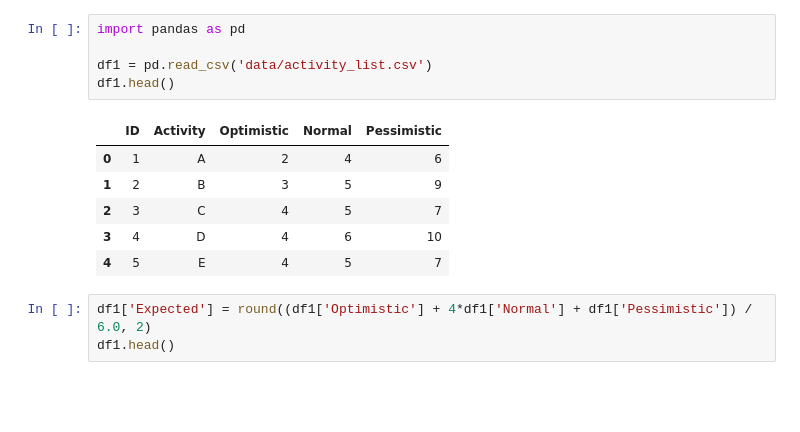
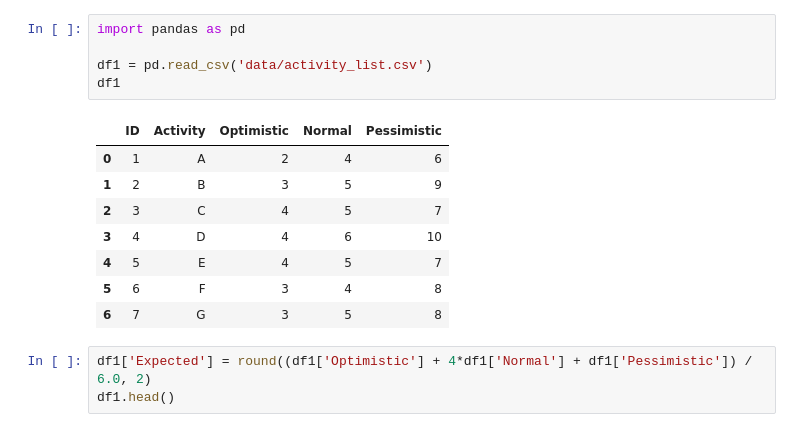
Before and after one commit to IvanHalim/DAG-project, a Jupyter notebook: Parsing.ipynb, the cells around one changed output. Drawn from its saved outputs; the diff is of its cells as text; blank space fills up the shorter version.

```diff
--- a/Parsing.ipynb
+++ b/Parsing.ipynb
@@ -71,15 +75,17 @@ The first step to scheduling the project is to determine the tasks that the proj
 # %%
 import pandas as pd
 
 df1 = pd.read_csv('data/activity_list.csv')
-df1.head()
+df1
 # %% [output]
 |  | ID | Activity | Optimistic | Normal | Pessimistic |
 | 0 | 1 | A | 2 | 4 | 6 |
 | 1 | 2 | B | 3 | 5 | 9 |
 | 2 | 3 | C | 4 | 5 | 7 |
 | 3 | 4 | D | 4 | 6 | 10 |
 | 4 | 5 | E | 4 | 5 | 7 |
+| 5 | 6 | F | 3 | 4 | 8 |
+| 6 | 7 | G | 3 | 5 | 8 |
 # %%
 df1['Expected'] = round((df1['Optimistic'] + 4*df1['Normal'] + df1['Pessimistic']) / 6.0, 2)
 df1.head()
```
Also changed, not shown: parts of 1 cell of this notebook.
